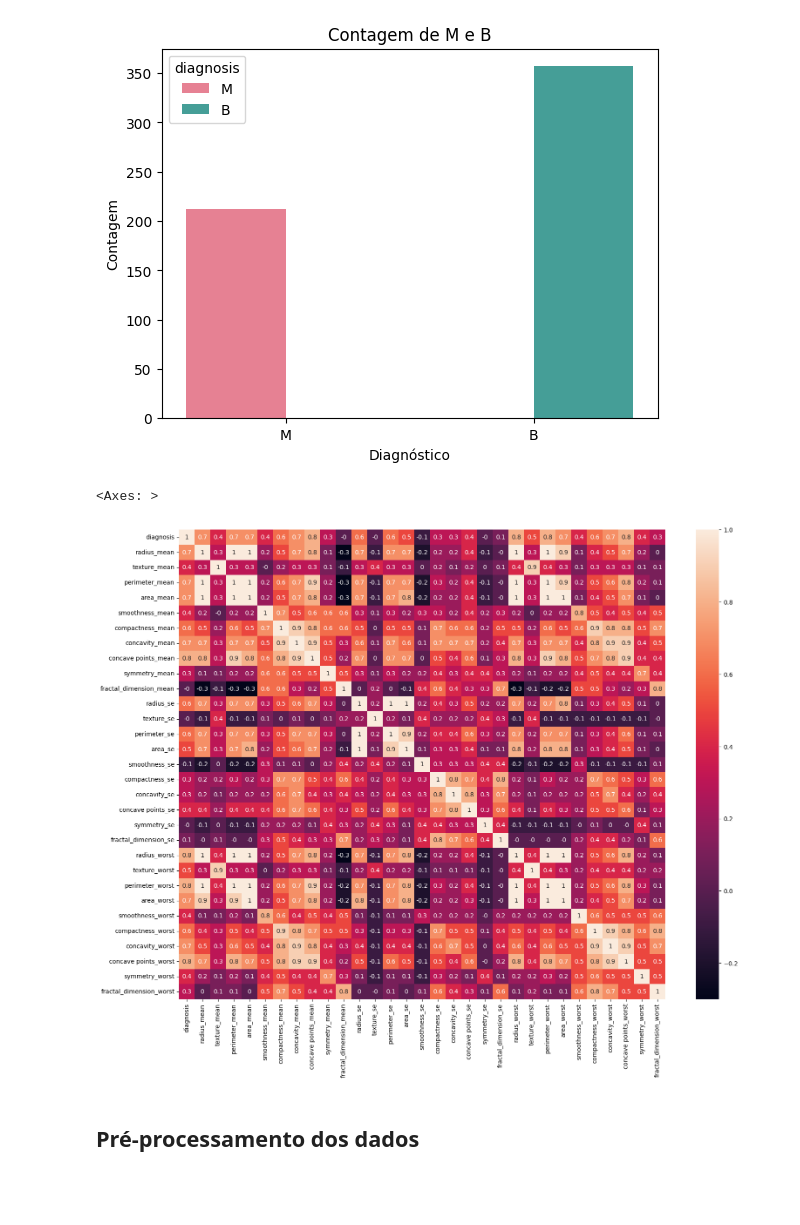
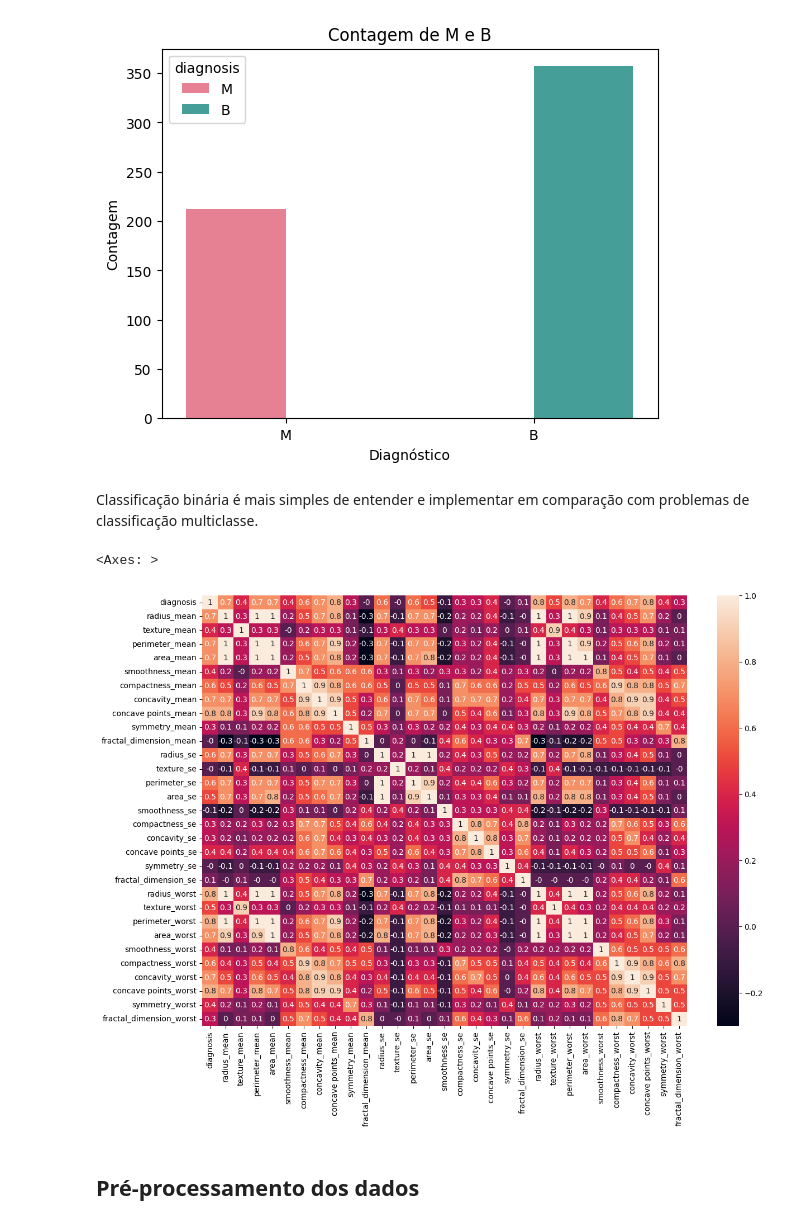
Before and after one commit to ihanmessias/machine_learn, a Jupyter notebook: cancer_predictions/breast_cancer/breat_cancer_ensemble_learning.ipynb, the cells around one changed output. Drawn from its saved outputs; the diff is of its cells as text; code cells hidden in the pictures; blank space fills up the shorter version.

```diff
--- a/cancer_predictions/breast_cancer/breat_cancer_ensemble_learning.ipynb
+++ b/cancer_predictions/breast_cancer/breat_cancer_ensemble_learning.ipynb
@@ -113,16 +113,18 @@ plt.title('Contagem de M e B')
 # %% [output]
 Text(0.5, 1.0, 'Contagem de M e B')
 [figure]
+# %% [markdown]
+Classificação binária é mais simples de entender e implementar em comparação com problemas de classificação multiclasse.
 # %%
 # binary classification
 df['diagnosis'] = df['diagnosis'].apply(lambda x: 1 if x == 'M' else 0)
 # %%
 # correlation
-plt.figure(figsize=(18,14))
+plt.figure(figsize=(14,10))
 sns.heatmap(df.corr().round(1), annot=True)
 # %% [output]
 <Axes: >
-[figure, old version]
+[figure, new version]
 # %% [markdown]
 ## Pré-processamento dos dados
 # %% [markdown]
```
Also changed, not shown: parts of 3 cells of this notebook.
